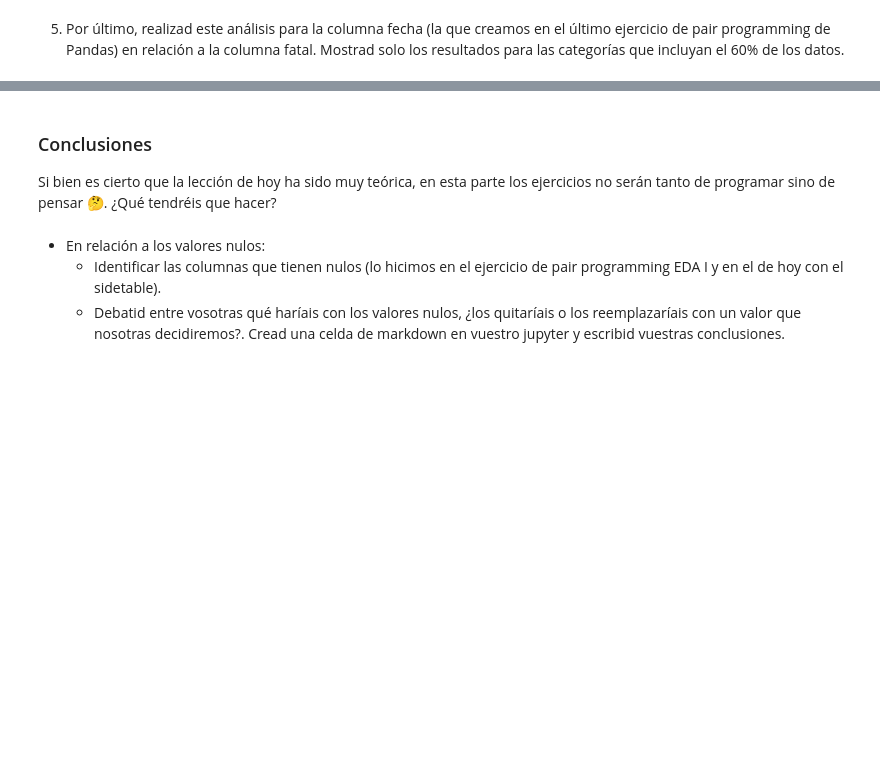
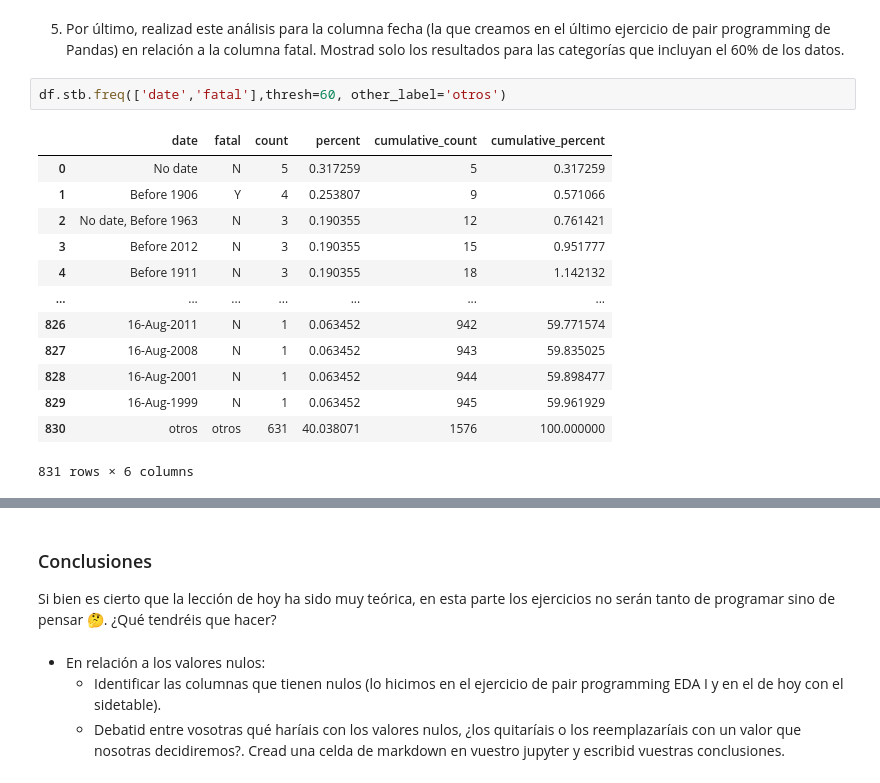
Before and after one commit to Jumblan/DA_promoC_modulo2_sprint3_JudithLola, a Jupyter notebook: EDA/pair-prog-EDAII.ipynb, the cells around one changed output, grey strips where cells are left out. Drawn from its saved outputs; the diff is of its cells as text; blank space fills up the shorter version.

```diff
--- a/EDA/pair-prog-EDAII.ipynb
+++ b/EDA/pair-prog-EDAII.ipynb
@@ -38,2 +236,18 @@ Usad la librería sidetable para:
 # %% [markdown]
 5. Por último, realizad este análisis para la columna fecha (la que creamos en el último ejercicio de pair programming de Pandas) en relación a la columna fatal. Mostrad solo los resultados para las categorías que incluyan el 60% de los datos.
+# %%
+df.stb.freq(['date','fatal'],thresh=60, other_label='otros')
+# %% [output]
+|  | date | fatal | count | percent | cumulative_count | cumulative_percent |
+| 0 | No date | N | 5 | 0.317259 | 5 | 0.317259 |
+| 1 | Before 1906 | Y | 4 | 0.253807 | 9 | 0.571066 |
+| 2 | No date, Before 1963 | N | 3 | 0.190355 | 12 | 0.761421 |
+| 3 | Before 2012 | N | 3 | 0.190355 | 15 | 0.951777 |
+| 4 | Before 1911 | N | 3 | 0.190355 | 18 | 1.142132 |
+| ... | ... | ... | ... | ... | ... | ... |
+| 826 | 16-Aug-2011 | N | 1 | 0.063452 | 942 | 59.771574 |
+| 827 | 16-Aug-2008 | N | 1 | 0.063452 | 943 | 59.835025 |
+| 828 | 16-Aug-2001 | N | 1 | 0.063452 | 944 | 59.898477 |
+| 829 | 16-Aug-1999 | N | 1 | 0.063452 | 945 | 59.961929 |
+| 830 | otros | otros | 631 | 40.038071 | 1576 | 100.000000 |
+831 rows × 6 columns
```
Also changed, not shown: parts of 27 cells of this notebook.
